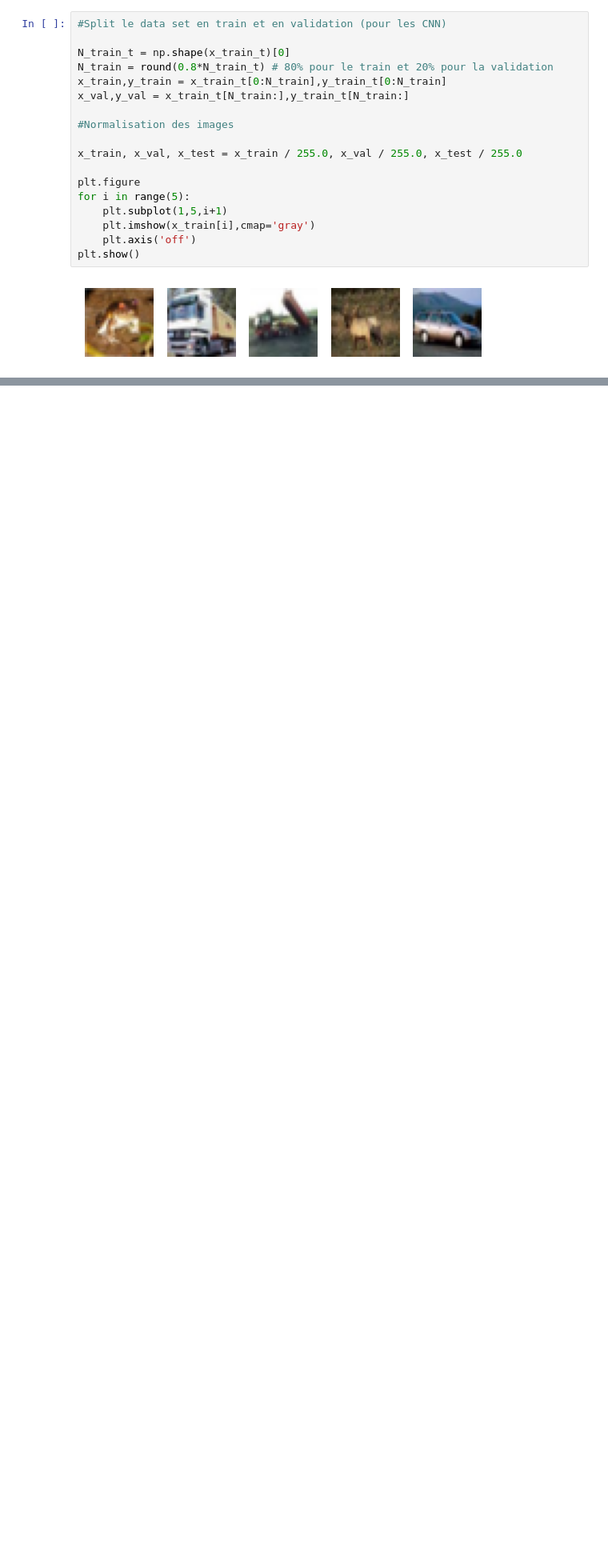
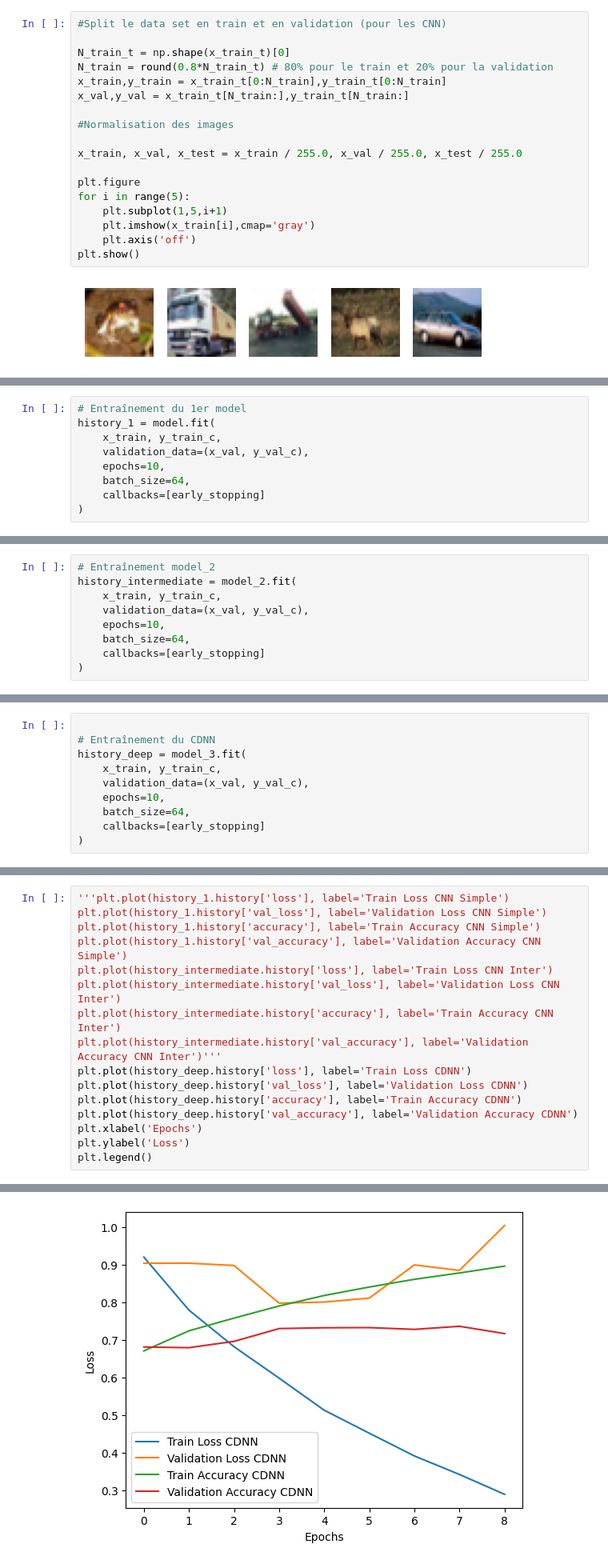
Before and after one commit to 6666mon/IA02-Projet, a Jupyter notebook: partie1.ipynb, the cells around one changed output, grey strips where cells are left out. Shown at 80% size. Cells and saved outputs as stored; diff of their text form; blank space fills up the shorter version.

```diff
--- a/partie1.ipynb
+++ b/partie1.ipynb
@@ -83,0 +226,9 @@ print(f"Précision de la forêt aléatoire sur CIFAR-10 : {acc:.2f}")
+# %%
+# Entraînement du 1er model
+history_1 = model.fit(
+    x_train, y_train_c,
+    validation_data=(x_val, y_val_c),
+    epochs=10,
+    batch_size=64,
+    callbacks=[early_stopping]
+)
@@ -83,0 +256,9 @@ print(f"Précision de la forêt aléatoire sur CIFAR-10 : {acc:.2f}")
+# %%
+# Entraînement model_2
+history_intermediate = model_2.fit(
+    x_train, y_train_c,
+    validation_data=(x_val, y_val_c),
+    epochs=10,
+    batch_size=64,
+    callbacks=[early_stopping]
+)
@@ -83,0 +286,10 @@ print(f"Précision de la forêt aléatoire sur CIFAR-10 : {acc:.2f}")
+# %%
+
+# Entraînement du CDNN
+history_deep = model_3.fit(
+    x_train, y_train_c,
+    validation_data=(x_val, y_val_c),
+    epochs=10,
+    batch_size=64,
+    callbacks=[early_stopping]
+)
@@ -83,0 +315,17 @@ print(f"Précision de la forêt aléatoire sur CIFAR-10 : {acc:.2f}")
+# %%
+'''plt.plot(history_1.history['loss'], label='Train Loss CNN Simple')
+plt.plot(history_1.history['val_loss'], label='Validation Loss CNN Simple')
+plt.plot(history_1.history['accuracy'], label='Train Accuracy CNN Simple')
+plt.plot(history_1.history['val_accuracy'], label='Validation Accuracy CNN Simple')
+plt.plot(history_intermediate.history['loss'], label='Train Loss CNN Inter')
+plt.plot(history_intermediate.history['val_loss'], label='Validation Loss CNN Inter')
+plt.plot(history_intermediate.history['accuracy'], label='Train Accuracy CNN Inter')
+plt.plot(history_intermediate.history['val_accuracy'], label='Validation Accuracy CNN Inter')'''
+plt.plot(history_deep.history['loss'], label='Train Loss CDNN')
+plt.plot(history_deep.history['val_loss'], label='Validation Loss CDNN')
+plt.plot(history_deep.history['accuracy'], label='Train Accuracy CDNN')
+plt.plot(history_deep.history['val_accuracy'], label='Validation Accuracy CDNN')
+plt.xlabel('Epochs')
+plt.ylabel('Loss')
+plt.legend()
+# %% [output]
@@ -83,0 +333 @@ print(f"Précision de la forêt aléatoire sur CIFAR-10 : {acc:.2f}")
+[figure, added]
```
Also changed, not shown: parts of 11 cells of this notebook.
